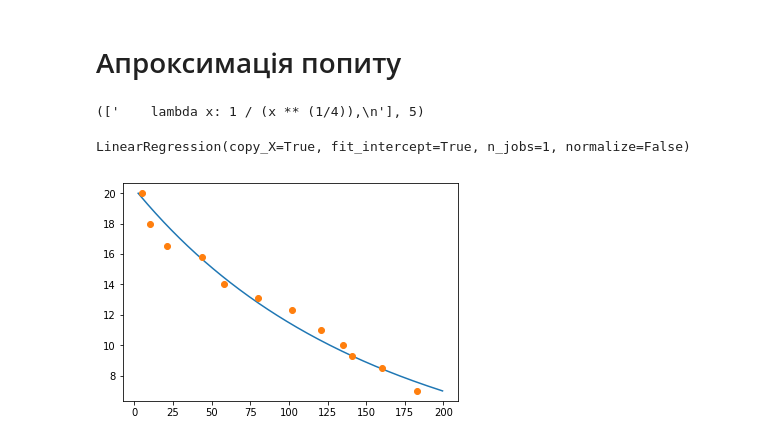
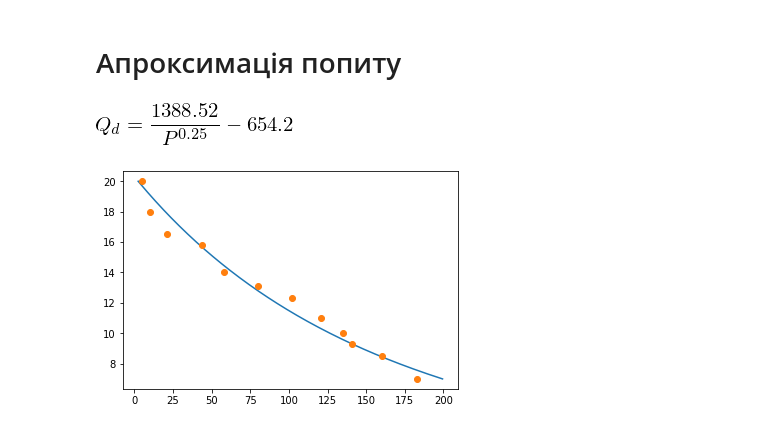
Before and after one commit to Sgeg/Labs, a Jupyter notebook: EkoMod/Lab1/Lab1.ipynb, the cells around one changed output. Drawn from its saved outputs; the diff is of its cells as text; code cells hidden in the pictures.

Commit message:
[EkoMod] Improved code structure, add pretty print of equations

```diff
--- a/EkoMod/Lab1/Lab1.ipynb
+++ b/EkoMod/Lab1/Lab1.ipynb
@@ -93,10 +143,0 @@ f_d = find_f(data['Price'].values, data['Demand'].values, f_d_all)
-# %%
-inspect.getsourcelines(f_d)
-# %% [output]
-(['    lambda x: 1 / (x ** (1/4)),\n'], 5)
-# %%
-model_demand = LinearRegression()
-
-model_demand.fit(generate_features(data['Price'].values, f_d), data['Demand'].values)
-# %% [output]
-LinearRegression(copy_X=True, fit_intercept=True, n_jobs=1, normalize=False)
@@ -108,3 +144,7 @@ def Q_d(P):
+# %%
+Q_d.pretty_print()
+# %% [output]
+[figure, added]
 # %%
 plt.plot(Q_d(prices), prices)
 plt.plot(data['Demand'], data['Price'], 'o')
```
Also changed, not shown: parts of 31 cells of this notebook.
